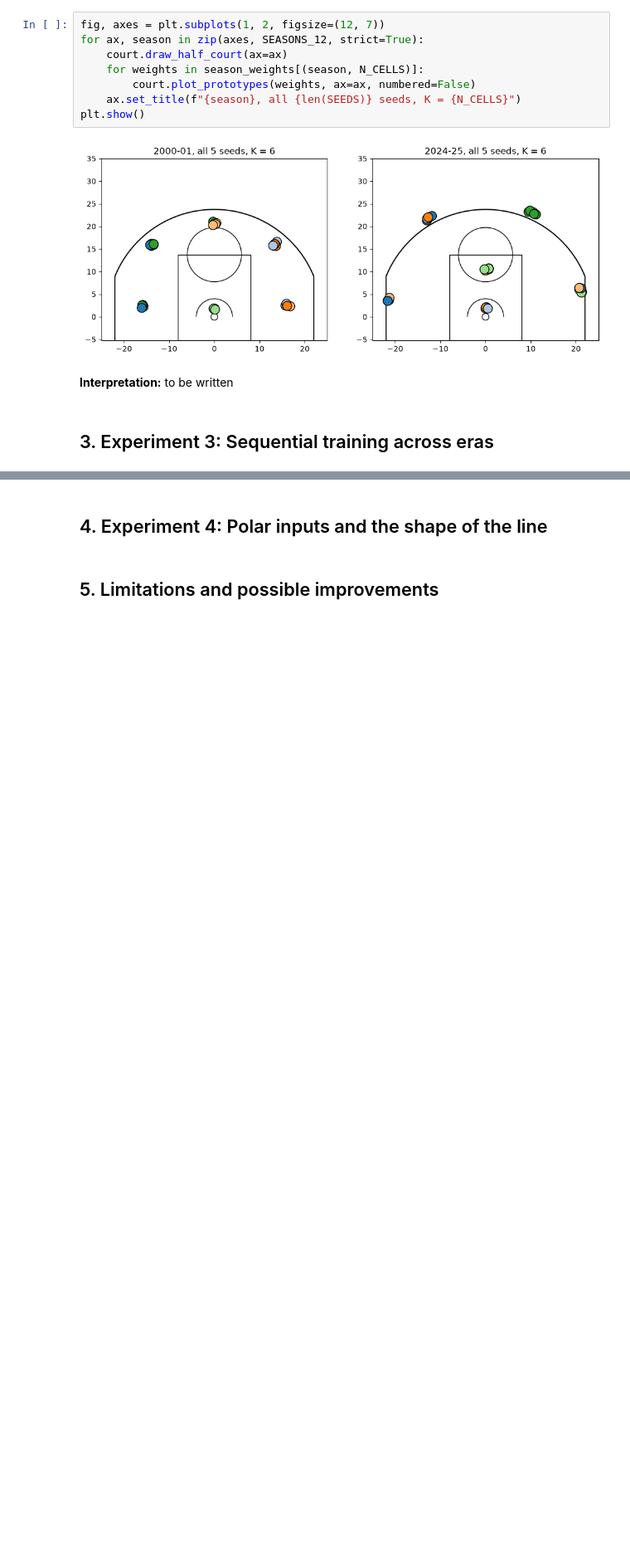
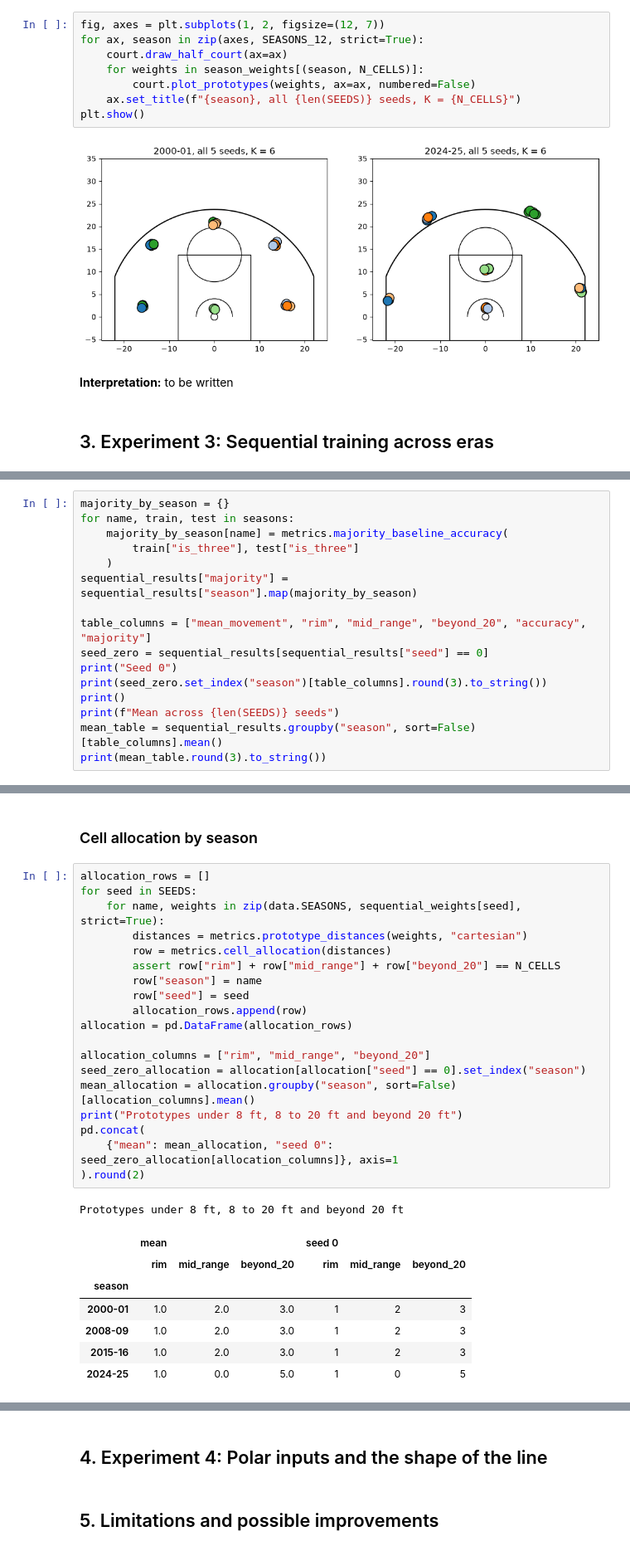
Before and after one commit to BiyonWann/bballNeuro, a Jupyter notebook: notebook.ipynb, the cells around one changed output, grey strips where cells are left out. Shown at 83% size. Cells and saved outputs as stored; diff of their text form; blank space fills up the shorter version.

```diff
--- a/notebook.ipynb
+++ b/notebook.ipynb
@@ -452,0 +483,16 @@ plt.show()
+# %%
+majority_by_season = {}
+for name, train, test in seasons:
+    majority_by_season[name] = metrics.majority_baseline_accuracy(
+        train["is_three"], test["is_three"]
+    )
+sequential_results["majority"] = sequential_results["season"].map(majority_by_season)
+
+table_columns = ["mean_movement", "rim", "mid_range", "beyond_20", "accuracy", "majority"]
+seed_zero = sequential_results[sequential_results["seed"] == 0]
+print("Seed 0")
+print(seed_zero.set_index("season")[table_columns].round(3).to_string())
+print()
+print(f"Mean across {len(SEEDS)} seeds")
+mean_table = sequential_results.groupby("season", sort=False)[table_columns].mean()
+print(mean_table.round(3).to_string())
@@ -452,0 +515,30 @@ plt.show()
+# %% [markdown]
+### Cell allocation by season
+# %%
+allocation_rows = []
+for seed in SEEDS:
+    for name, weights in zip(data.SEASONS, sequential_weights[seed], strict=True):
+        distances = metrics.prototype_distances(weights, "cartesian")
+        row = metrics.cell_allocation(distances)
+        assert row["rim"] + row["mid_range"] + row["beyond_20"] == N_CELLS
+        row["season"] = name
+        row["seed"] = seed
+        allocation_rows.append(row)
+allocation = pd.DataFrame(allocation_rows)
+
+allocation_columns = ["rim", "mid_range", "beyond_20"]
+seed_zero_allocation = allocation[allocation["seed"] == 0].set_index("season")
+mean_allocation = allocation.groupby("season", sort=False)[allocation_columns].mean()
+print("Prototypes under 8 ft, 8 to 20 ft and beyond 20 ft")
+pd.concat(
+    {"mean": mean_allocation, "seed 0": seed_zero_allocation[allocation_columns]}, axis=1
+).round(2)
+# %% [output]
+Prototypes under 8 ft, 8 to 20 ft and beyond 20 ft
+|  | mean |  |  | seed 0 |  |  |
+|  | rim | mid_range | beyond_20 | rim | mid_range | beyond_20 |
+| season |  |  |  |  |  |  |
+| 2000-01 | 1.0 | 2.0 | 3.0 | 1 | 2 | 3 |
+| 2008-09 | 1.0 | 2.0 | 3.0 | 1 | 2 | 3 |
+| 2015-16 | 1.0 | 2.0 | 3.0 | 1 | 2 | 3 |
+| 2024-25 | 1.0 | 0.0 | 5.0 | 1 | 0 | 5 |
```
Also changed, not shown: parts of 11 cells of this notebook.
